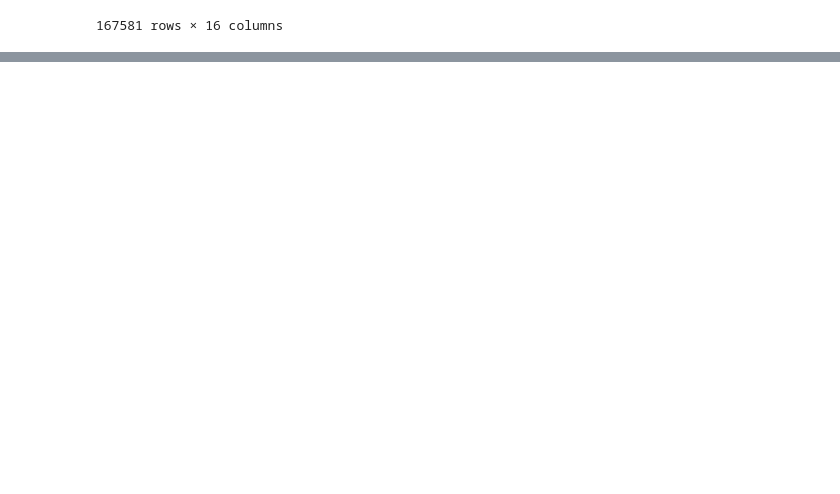
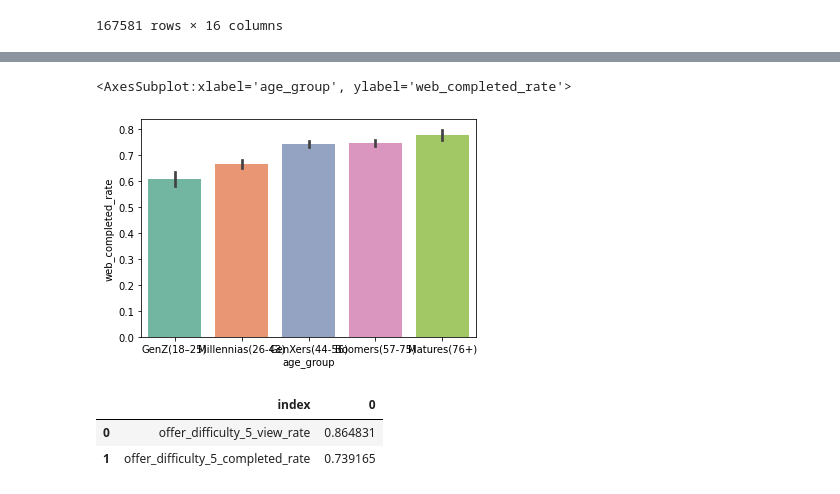
Before and after one commit to Arjunar92/Starbucks_Customer_Segmentation_Project, a Jupyter notebook: Starbucks_Customer_Segmentation_012821a.ipynb, the cells around one changed output, grey strips where cells are left out. Cells and saved outputs as stored; diff of their text form; code cells hidden in the pictures; blank space fills up the shorter version.

```diff
--- a/Starbucks_Customer_Segmentation_012821a.ipynb
+++ b/Starbucks_Customer_Segmentation_012821a.ipynb
@@ -169,8 +202,9 @@ offer_duration_join = offer_duration_7.join(offer_duration_10).join(offer_durati
 
 offer_reward_join = offer_reward_5.join(offer_reward_2).join(offer_reward_10).join(offer_reward_3)
 
+offer_channel_join = offer_channel_mobie.join(offer_channel_social).join(offer_channel_web)
 
-cust_offer = offer_type_join.join(offer_name_join).join(offer_difficulty_join).join(offer_duration_join).join(offer_reward_join)
+cust_offer = offer_type_join.join(offer_name_join).join(offer_difficulty_join).join(offer_duration_join).join(offer_reward_join).join(offer_channel_join)
 cust_offer
 # %% [output]
 |  | offer_type_bogo_received_count | offer_type_bogo_viewed_count | offer_type_bogo_completed_count | offer_type_bogo_view_rate | ... |
@@ -401,0 +232,4 @@ plot_data(test_11)
+# %%
+profile_offer = pd.merge(profile_offer , rfm_df , on= 'customer_id')
+profile_offer = profile_offer.drop(columns = ['rfm_segment'])
+profile_offer = profile_offer.drop(columns = ['rfm_cluster'])
@@ -401,0 +265,14 @@ plot_data(test_11)
+# %%
+sns.barplot(x = 'age_group', y='web_completed_rate', data=profile_offer)
+# %% [output]
+<AxesSubplot:xlabel='age_group', ylabel='web_completed_rate'>
+[figure, added]
+# %%
+d = profile_offer[['offer_difficulty_5_view_rate','offer_difficulty_5_completed_rate']].mean()
+bb = pd.DataFrame(d)
+bb = bb.reset_index()
+bb
+# %% [output]
+|  | index | 0 |
+| 0 | offer_difficulty_5_view_rate | 0.864831 |
+| 1 | offer_difficulty_5_completed_rate | 0.739165 |
```
Also changed, not shown: parts of 41 cells of this notebook.
